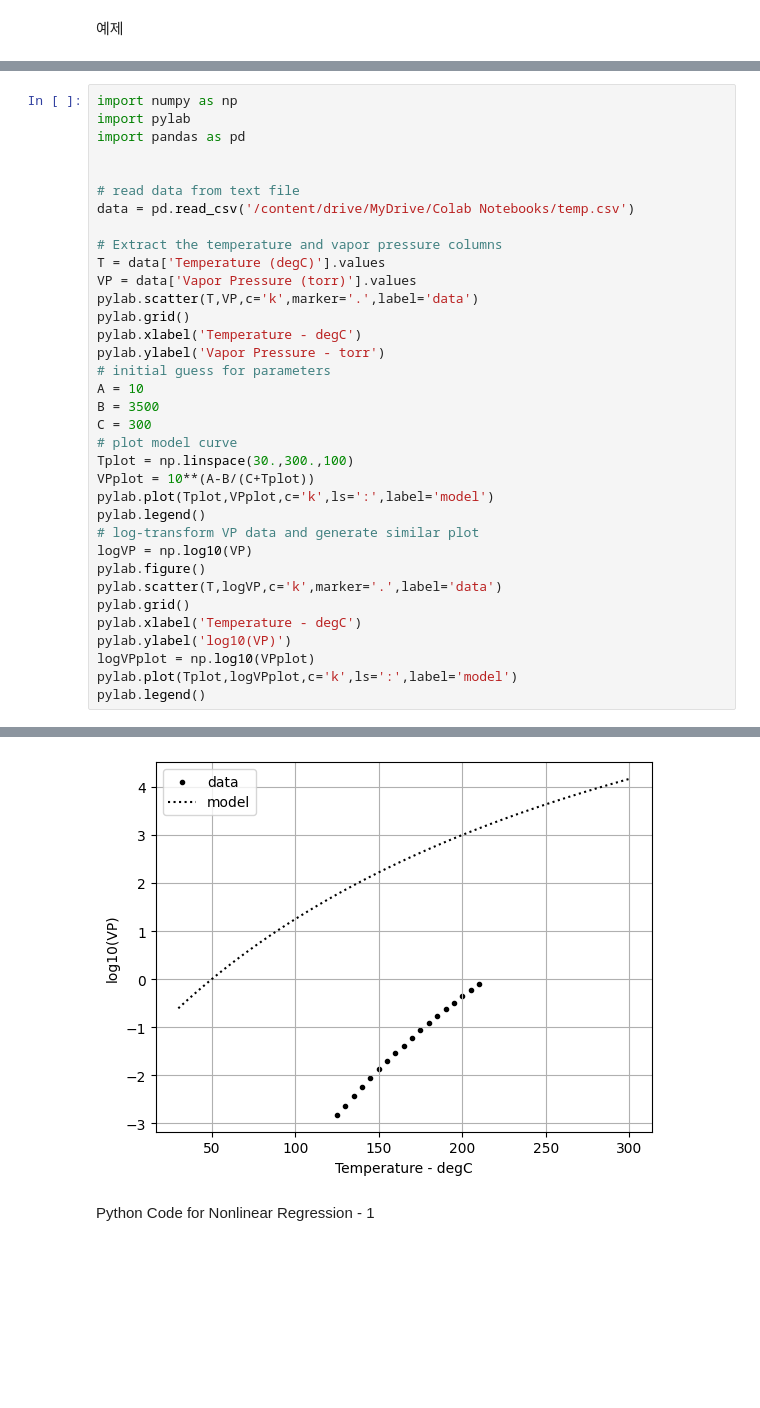
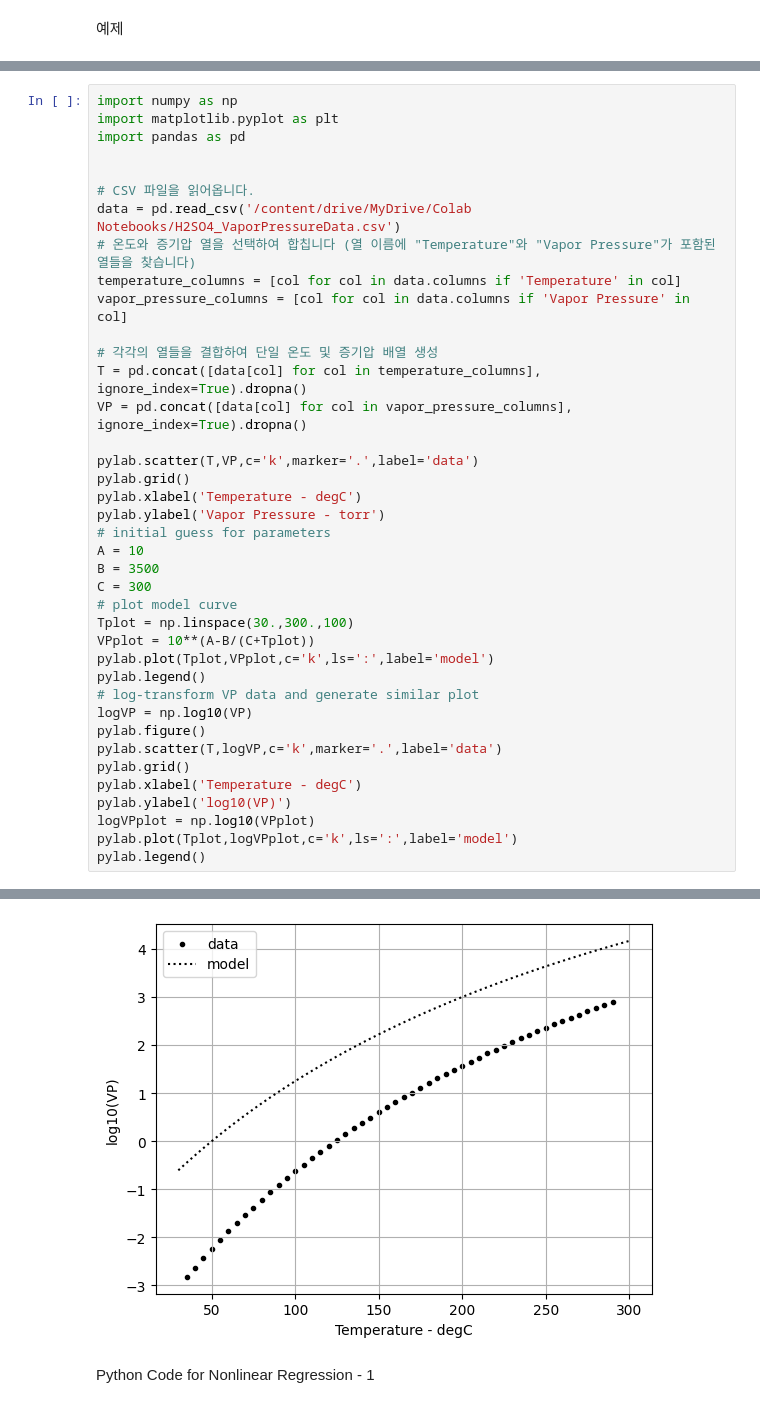
Before and after one commit to upwind1993/Numerical-Analysis, a Jupyter notebook: 15장/예제15_1.ipynb, the cells around one changed output, grey strips where cells are left out. Cells and saved outputs as stored; diff of their text form; blank space fills up the shorter version.

Commit message:
Colab을 통해 생성됨

```diff
--- a/15장/예제15_1.ipynb
+++ b/15장/예제15_1.ipynb
@@ -17,15 +52,19 @@ Estimated parameters are
 # %%
 import numpy as np
-import pylab
+import matplotlib.pyplot as plt
 import pandas as pd
 
 
-# read data from text file
-data = pd.read_csv('/content/drive/MyDrive/Colab Notebooks/temp.csv')
+# CSV 파일을 읽어옵니다.
+data = pd.read_csv('/content/drive/MyDrive/Colab Notebooks/H2SO4_VaporPressureData.csv')
+# 온도와 증기압 열을 선택하여 합칩니다 (열 이름에 "Temperature"와 "Vapor Pressure"가 포함된 열들을 찾습니다)
+temperature_columns = [col for col in data.columns if 'Temperature' in col]
+vapor_pressure_columns = [col for col in data.columns if 'Vapor Pressure' in col]
 
-# Extract the temperature and vapor pressure columns
-T = data['Temperature (degC)'].values
-VP = data['Vapor Pressure (torr)'].values
+# 각각의 열들을 결합하여 단일 온도 및 증기압 배열 생성
+T = pd.concat([data[col] for col in temperature_columns], ignore_index=True).dropna()
+VP = pd.concat([data[col] for col in vapor_pressure_columns], ignore_index=True).dropna()
+
 pylab.scatter(T,VP,c='k',marker='.',label='data')
 pylab.grid()
 pylab.xlabel('Temperature - degC')
@@ -55,4 +94,4 @@ pylab.legend()
-[figure, old version]
+[figure, new version]
 # %% [markdown]
 Python Code for Nonlinear Regression - 1
 # %%
```
Also changed, not shown: parts of 8 cells of this notebook.
